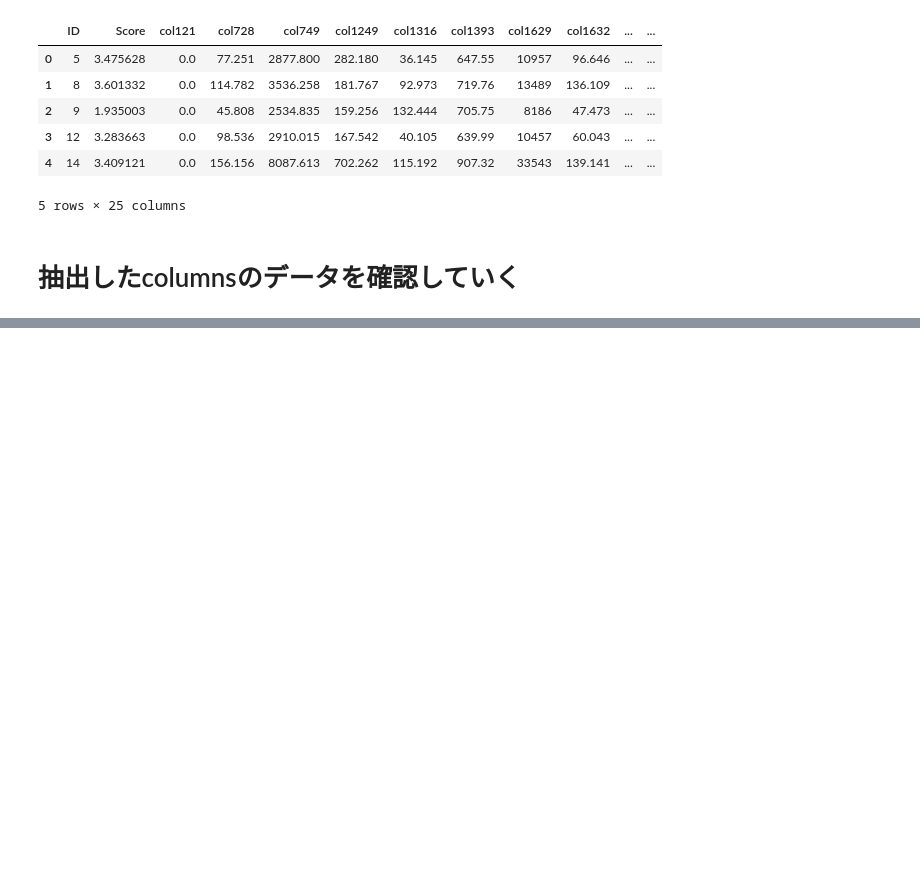
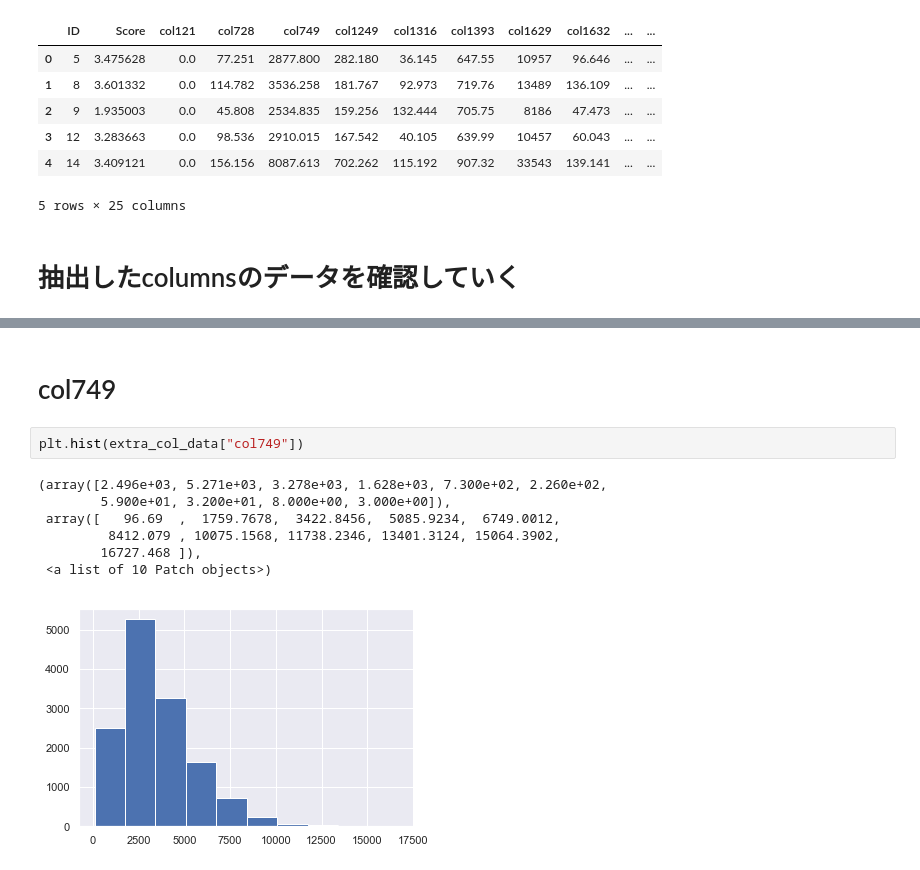
Before and after one commit to its1b3g-kteam/tsubaki_work, a Jupyter notebook: コンペ/コンペ_薬.ipynb, the cells around one changed output, grey strips where cells are left out. Drawn from its saved outputs; the diff is of its cells as text; blank space fills up the shorter version.

```diff
--- a/コンペ/コンペ_薬.ipynb
+++ b/コンペ/コンペ_薬.ipynb
@@ -196,0 +233,12 @@ extra_col_data.head()
+# %% [markdown]
+# col749
+# %%
+plt.hist(extra_col_data["col749"])
+# %% [output]
+(array([2.496e+03, 5.271e+03, 3.278e+03, 1.628e+03, 7.300e+02, 2.260e+02,
+        5.900e+01, 3.200e+01, 8.000e+00, 3.000e+00]),
+ array([   96.69  ,  1759.7678,  3422.8456,  5085.9234,  6749.0012,
+         8412.079 , 10075.1568, 11738.2346, 13401.3124, 15064.3902,
+        16727.468 ]),
+ <a list of 10 Patch objects>)
+[figure, added]
```
Also changed, not shown: parts of 29 cells of this notebook.
